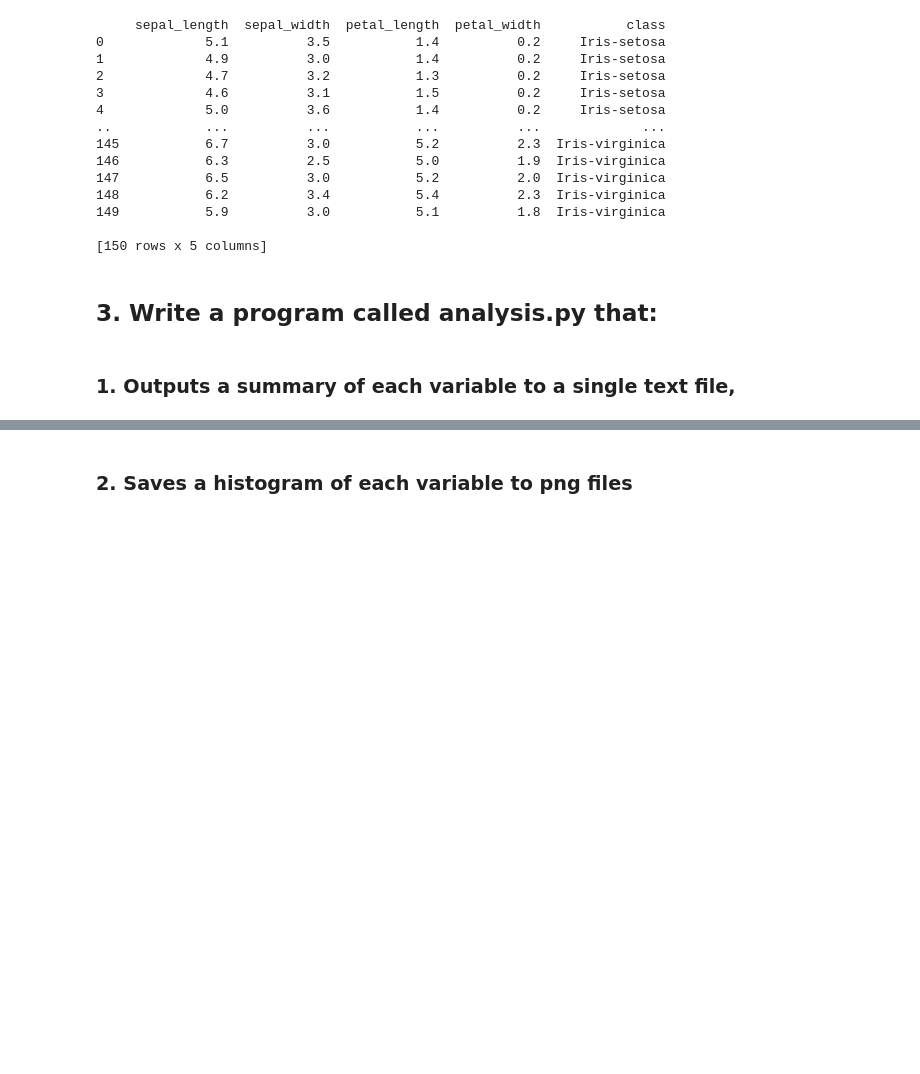
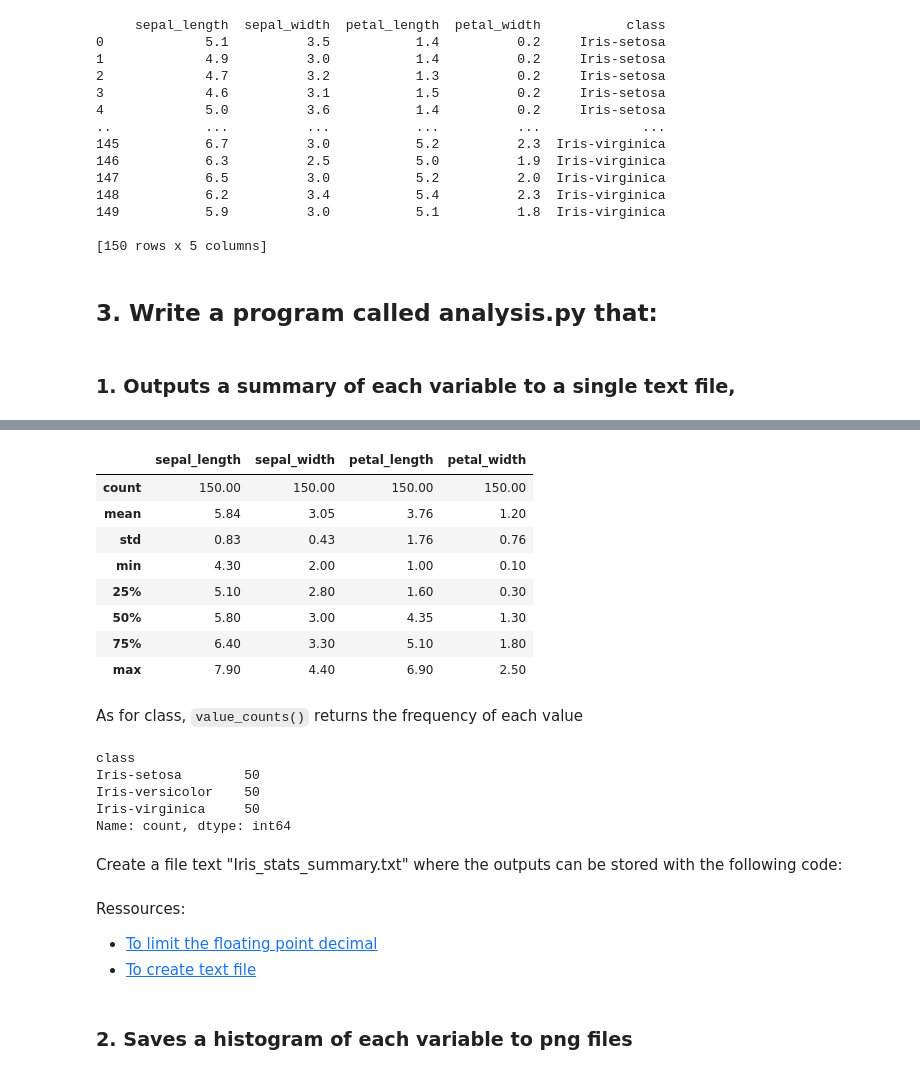
Before and after one commit to quyenphanlyons/pands-project, a Jupyter notebook: notebook.ipynb, the cells around one changed output, grey strips where cells are left out. Drawn from its saved outputs; the diff is of its cells as text; code cells hidden in the pictures; blank space fills up the shorter version.

```diff
--- a/notebook.ipynb
+++ b/notebook.ipynb
@@ -60 +73,30 @@ print(tableau)
+# %%
+import numpy as np
+
+# summary of quantitative variables using describe()
+quanti = tableau.describe().round(2)
+quanti
+# %% [output]
+|  | sepal_length | sepal_width | petal_length | petal_width |
+| count | 150.00 | 150.00 | 150.00 | 150.00 |
+| mean | 5.84 | 3.05 | 3.76 | 1.20 |
+| std | 0.83 | 0.43 | 1.76 | 0.76 |
+| min | 4.30 | 2.00 | 1.00 | 0.10 |
+| 25% | 5.10 | 2.80 | 1.60 | 0.30 |
+| 50% | 5.80 | 3.00 | 4.35 | 1.30 |
+| 75% | 6.40 | 3.30 | 5.10 | 1.80 |
+| max | 7.90 | 4.40 | 6.90 | 2.50 |
+# %% [markdown]
+As for class, `value_counts()` returns the frequency of each value
+# %%
+distri = tableau['class'].value_counts()
+distri
+# %% [output]
+class
+Iris-setosa        50
+Iris-versicolor    50
+Iris-virginica     50
+Name: count, dtype: int64
+# %% [markdown]
+Create a file text "Iris_stats_summary.txt" where the outputs can be stored with the following code:
 # %%
@@ -112,2 +118,6 @@ with open("Iris_stats_summary.txt","w") as f:
+# %% [markdown]
+Ressources:
+- [To limit the floating point decimal](https://stackoverflow.com/questions/71191987/how-to-limit-the-floating-point-decimal-while-using-describe-function-on-datafra/71192397)
+- [To create text file](https://www.geeksforgeeks.org/create-a-new-text-file-in-python/)
 # %% [markdown]
 ### 2. Saves a histogram of each variable to png files
```
Also changed, not shown: parts of 4 cells of this notebook, 1 other file.
